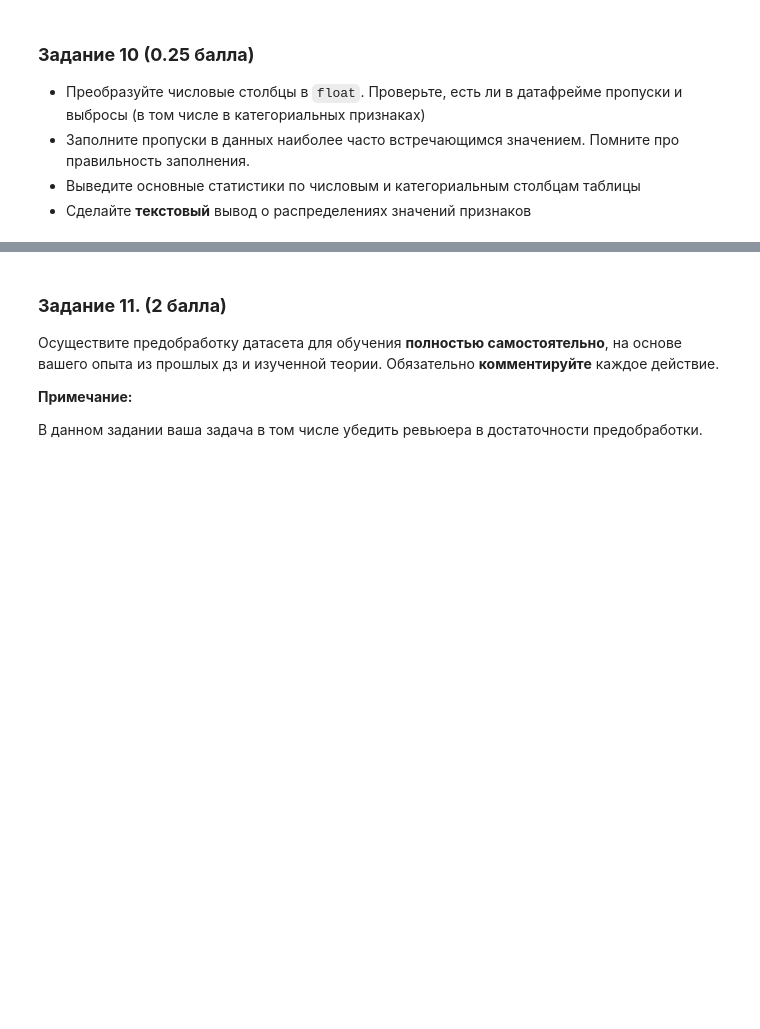
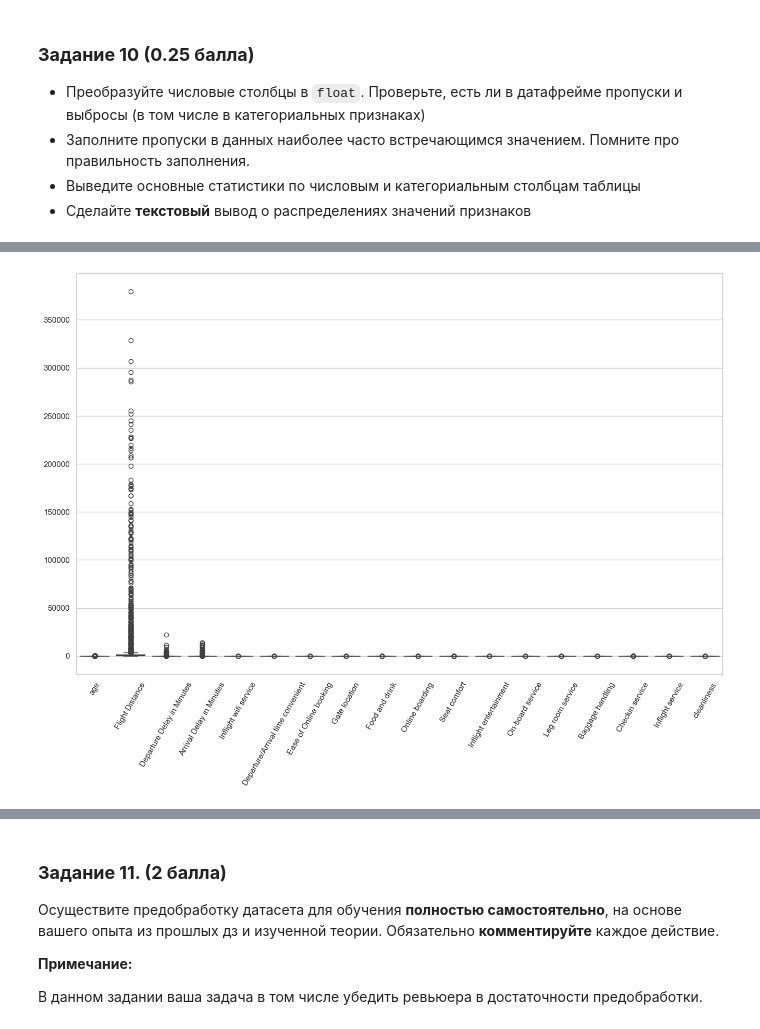
Before and after one commit to Semiteplov/hse-ai-24, a Jupyter notebook: ml/lesson_4/homework/AI_HW4_woodenML_pro.ipynb, the cells around one changed output, grey strips where cells are left out. Saved outputs shown, nothing was run; the diff lists cells and outputs as text; code cells hidden in the pictures; blank space fills up the shorter version.

```diff
--- a/ml/lesson_4/homework/AI_HW4_woodenML_pro.ipynb
+++ b/ml/lesson_4/homework/AI_HW4_woodenML_pro.ipynb
@@ -416,6 +436,23 @@ The syntax of the command is incorrect.
 operable program or batch file.
 'chmod' is not recognized as an internal or external command,
 operable program or batch file.
+# %%
+import os
+import requests
+import stat
+
+postgres_dir = os.path.expanduser("~/.postgresql")
+crt_path = os.path.join(postgres_dir, "root.crt")
+
+os.makedirs(postgres_dir, exist_ok=True)
+
+url = "https://storage.yandexcloud.net/cloud-certs/CA.pem"
+response = requests.get(url)
+
+with open(crt_path, "wb") as f:
+    f.write(response.content)
+
+os.chmod(crt_path, stat.S_IREAD | stat.S_IWRITE)
 # %% [markdown]
 ### **Задание 9. Получение данных (0.5 балла)**
 
@@ -482,0 +591,7 @@ assert X_val.shape == (31_094, 22)
+# %%
+numeric_cols = ["age", "Flight Distance", "Departure Delay in Minutes", "Arrival Delay in Minutes",
+                "Inflight wifi service", "Departure/Arrival time convenient", "Ease of Online booking", "Gate location",
+                "Food and drink", "Online boarding", "Seat comfort", "Inflight entertainment", "On-board service",
+                "Leg room service", "Baggage handling", "Checkin service", "Inflight service", "cleanliness"]
+df[numeric_cols] = df[numeric_cols].astype("float")
+df.dtypes
@@ -482,0 +636,6 @@ assert X_val.shape == (31_094, 22)
+# %%
+for col in df.columns:
+    mode_value = df[col].mode()[0]
+    df[col].fillna(mode_value, inplace=True)
+
+df.isnull().any().sum()
@@ -482,0 +665,10 @@ assert X_val.shape == (31_094, 22)
+# %%
+import matplotlib.pyplot as plt
+import seaborn as sns
+
+plt.figure(figsize=(16, 10))
+sns.boxplot(data=df[numeric_cols])
+plt.xticks(rotation=60)
+plt.show()
+# %% [output]
+[figure, added]
```
Also changed, not shown: parts of 43 cells of this notebook.
